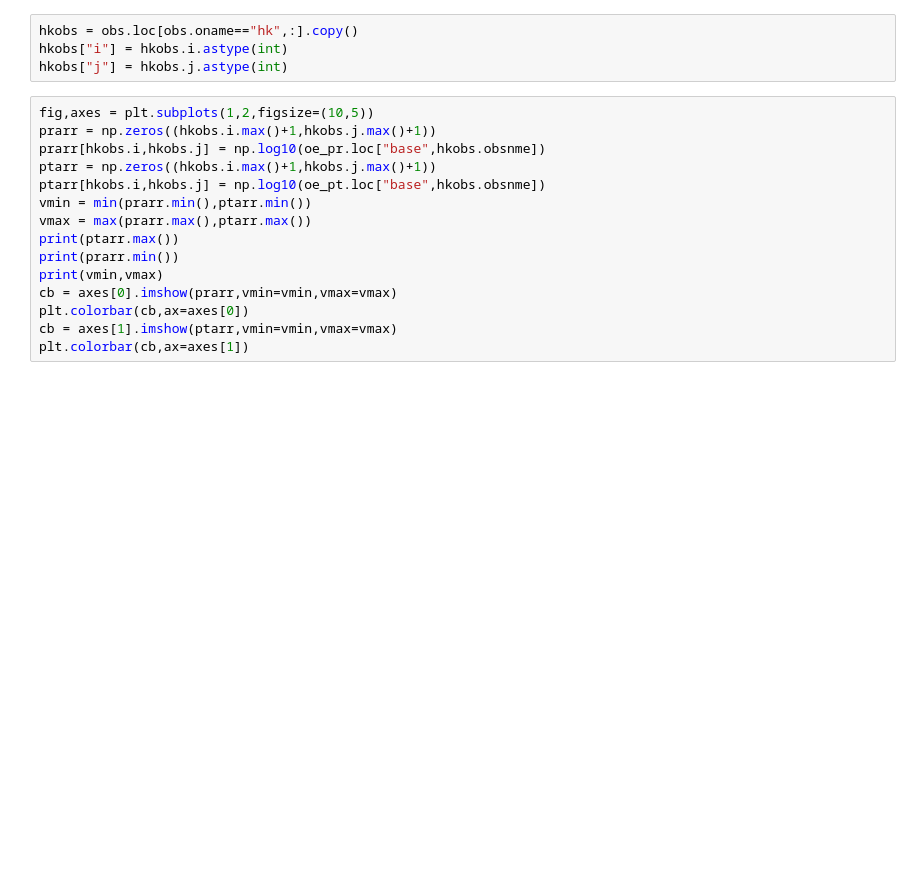
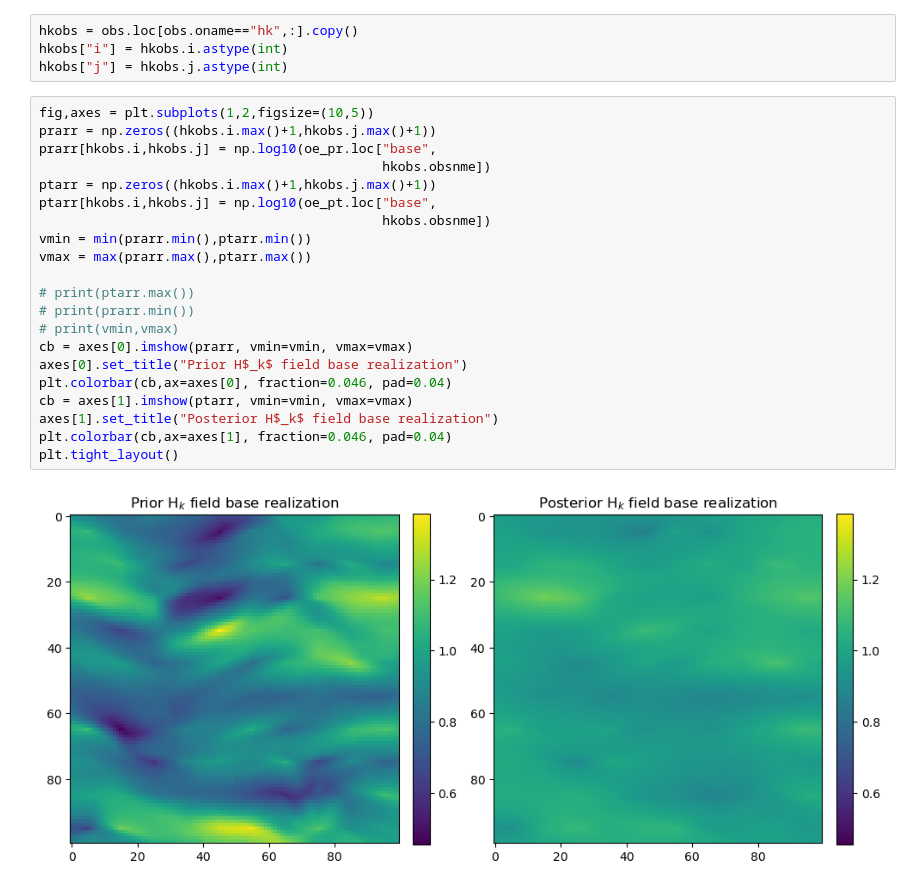
Before and after one commit to jtwhite79/gmdsi-workshop-chile2025, a Jupyter notebook: tutorials/03_ies_part1.ipynb, the cells around one changed output. Saved outputs shown, nothing was run; the diff lists cells and outputs as text; blank space fills up the shorter version.

```diff
--- a/tutorials/03_ies_part1.ipynb
+++ b/tutorials/03_ies_part1.ipynb
@@ -151,18 +215,26 @@ hkobs["j"] = hkobs.j.astype(int)
 # %%
 fig,axes = plt.subplots(1,2,figsize=(10,5))
 prarr = np.zeros((hkobs.i.max()+1,hkobs.j.max()+1))
-prarr[hkobs.i,hkobs.j] = np.log10(oe_pr.loc["base",hkobs.obsnme])
+prarr[hkobs.i,hkobs.j] = np.log10(oe_pr.loc["base",
+                                            hkobs.obsnme])
 ptarr = np.zeros((hkobs.i.max()+1,hkobs.j.max()+1))
-ptarr[hkobs.i,hkobs.j] = np.log10(oe_pt.loc["base",hkobs.obsnme])
+ptarr[hkobs.i,hkobs.j] = np.log10(oe_pt.loc["base",
+                                            hkobs.obsnme])
 vmin = min(prarr.min(),ptarr.min())
 vmax = max(prarr.max(),ptarr.max())
-print(ptarr.max())
-print(prarr.min())
-print(vmin,vmax)
-cb = axes[0].imshow(prarr,vmin=vmin,vmax=vmax)
-plt.colorbar(cb,ax=axes[0])
-cb = axes[1].imshow(ptarr,vmin=vmin,vmax=vmax)
-plt.colorbar(cb,ax=axes[1])
+
+# print(ptarr.max())
+# print(prarr.min())
+# print(vmin,vmax)
+cb = axes[0].imshow(prarr, vmin=vmin, vmax=vmax)
+axes[0].set_title("Prior H$_k$ field base realization")
+plt.colorbar(cb,ax=axes[0], fraction=0.046, pad=0.04)
+cb = axes[1].imshow(ptarr, vmin=vmin, vmax=vmax)
+axes[1].set_title("Posterior H$_k$ field base realization")
+plt.colorbar(cb,ax=axes[1], fraction=0.046, pad=0.04)
+plt.tight_layout()
+# %% [output]
+[figure, added]
 # %%
 fig,ax = plt.subplots(1,1)
 noise = pst.ies.noise
```
Also changed, not shown: parts of 8 cells of this notebook.
